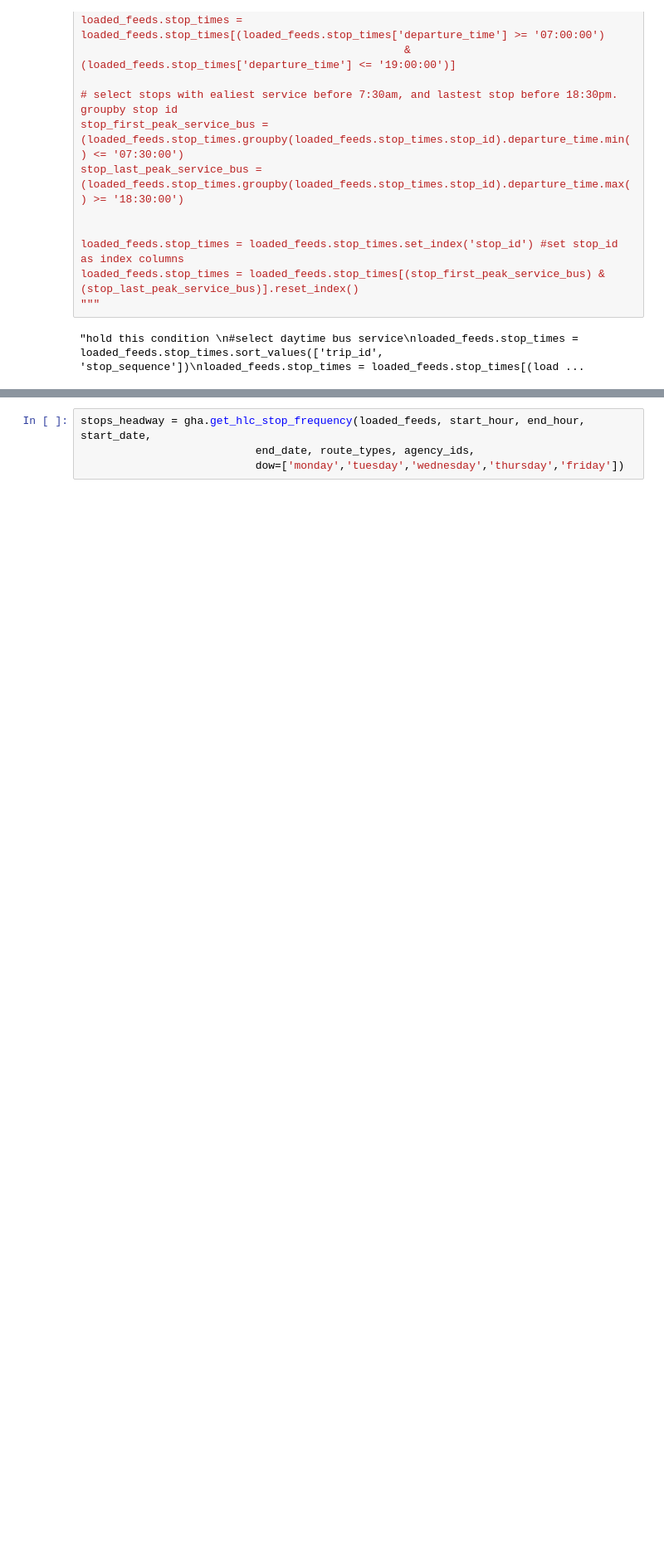
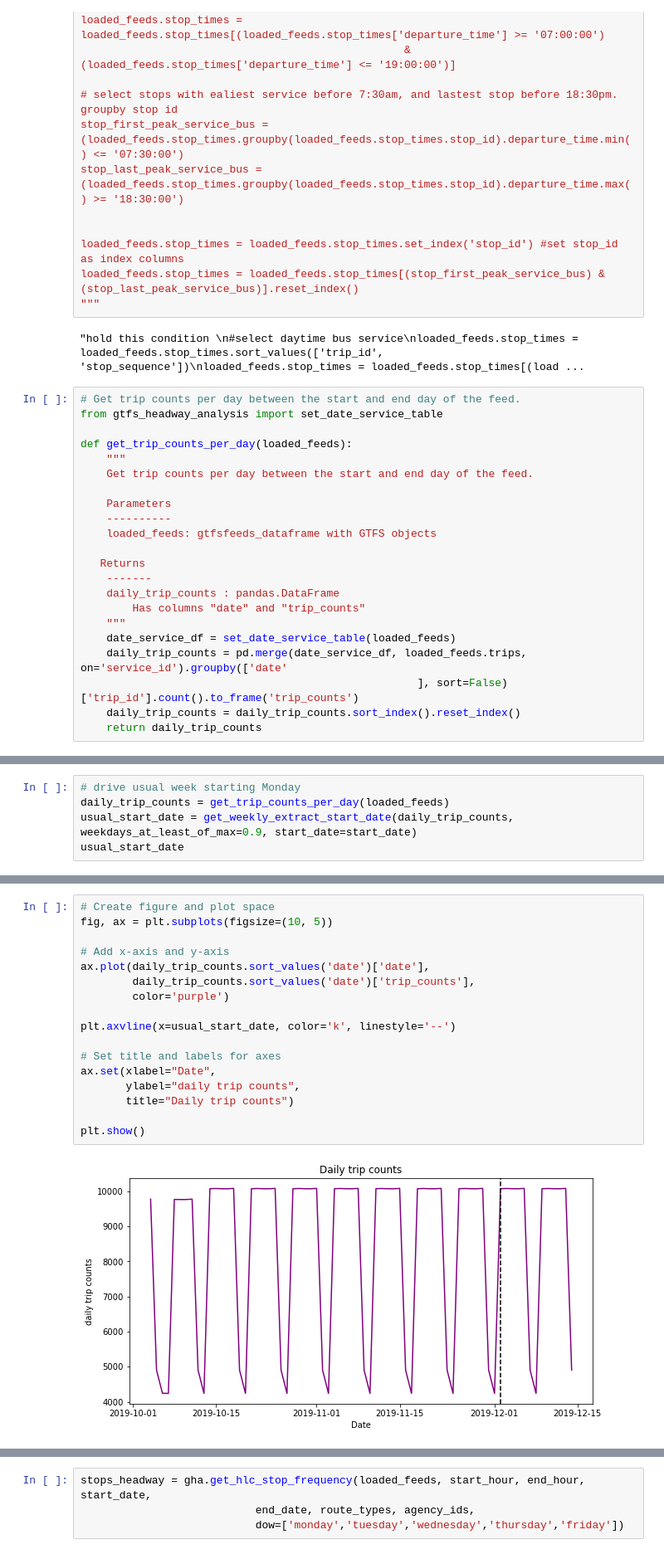
Before and after one commit to healthysustainablecities/global-indicators, a Jupyter notebook: process/4_setup_GTFS_frequent_stops_headway.ipynb, the cells around one changed output, grey strips where cells are left out. Shown at 83% size. Drawn from its saved outputs; the diff is of its cells as text; blank space fills up the shorter version.

Commit message:
add usual week analysis

```diff
--- a/process/4_setup_GTFS_frequent_stops_headway.ipynb
+++ b/process/4_setup_GTFS_frequent_stops_headway.ipynb
@@ -236,3 +238,25 @@ loaded_feeds.stop_times = loaded_feeds.stop_times[(stop_first_peak_service_bus)
 """
 # %% [output]
 "hold this condition \n#select daytime bus service\nloaded_feeds.stop_times = loaded_feeds.stop_times.sort_values(['trip_id', 'stop_sequence'])\nloaded_feeds.stop_times = loaded_feeds.stop_times[(load ...
+# %%
+# Get trip counts per day between the start and end day of the feed.
+from gtfs_headway_analysis import set_date_service_table
+
+def get_trip_counts_per_day(loaded_feeds):
+    """
+    Get trip counts per day between the start and end day of the feed.
+
+    Parameters
+    ----------
+    loaded_feeds: gtfsfeeds_dataframe with GTFS objects
+
+   Returns
+    -------
+    daily_trip_counts : pandas.DataFrame
+        Has columns "date" and "trip_counts"
+    """
+    date_service_df = set_date_service_table(loaded_feeds)
+    daily_trip_counts = pd.merge(date_service_df, loaded_feeds.trips, on='service_id').groupby(['date'
+                                                    ], sort=False)['trip_id'].count().to_frame('trip_counts')
+    daily_trip_counts = daily_trip_counts.sort_index().reset_index()
+    return daily_trip_counts
@@ -238,0 +344,5 @@ loaded_feeds.stop_times = loaded_feeds.stop_times[(stop_first_peak_service_bus)
+# %%
+# drive usual week starting Monday
+daily_trip_counts = get_trip_counts_per_day(loaded_feeds)
+usual_start_date = get_weekly_extract_start_date(daily_trip_counts, weekdays_at_least_of_max=0.9, start_date=start_date)
+usual_start_date
@@ -239 +351,20 @@ loaded_feeds.stop_times = loaded_feeds.stop_times[(stop_first_peak_service_bus)
+# %%
+# Create figure and plot space
+fig, ax = plt.subplots(figsize=(10, 5))
+
+# Add x-axis and y-axis
+ax.plot(daily_trip_counts.sort_values('date')['date'],
+        daily_trip_counts.sort_values('date')['trip_counts'],
+        color='purple')
+
+plt.axvline(x=usual_start_date, color='k', linestyle='--')
+
+# Set title and labels for axes
+ax.set(xlabel="Date",
+       ylabel="daily trip counts",
+       title="Daily trip counts")
+
+plt.show()
+# %% [output]
+[figure, added]
 # %% [markdown]
```
Also changed, not shown: parts of 11 cells of this notebook.
